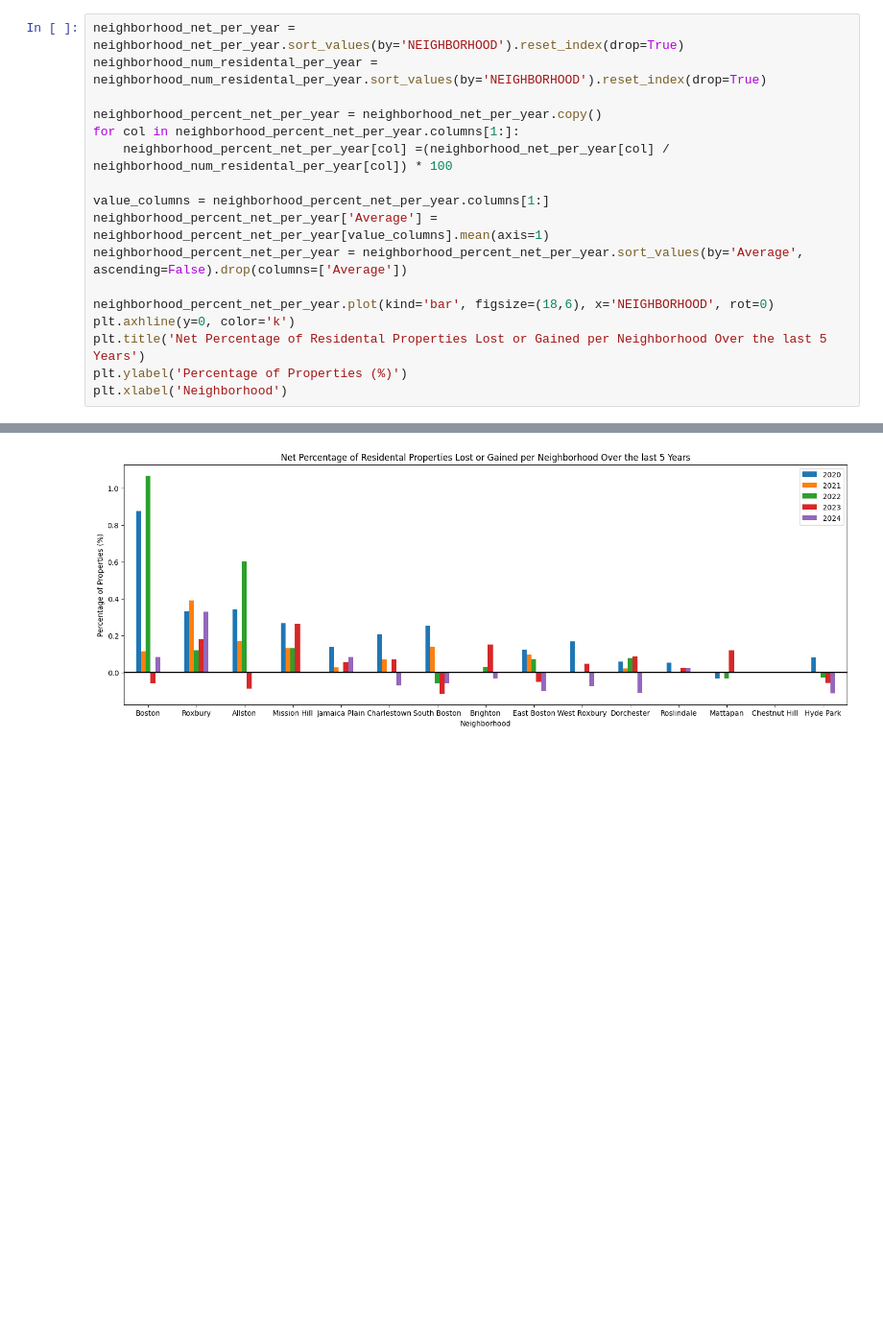
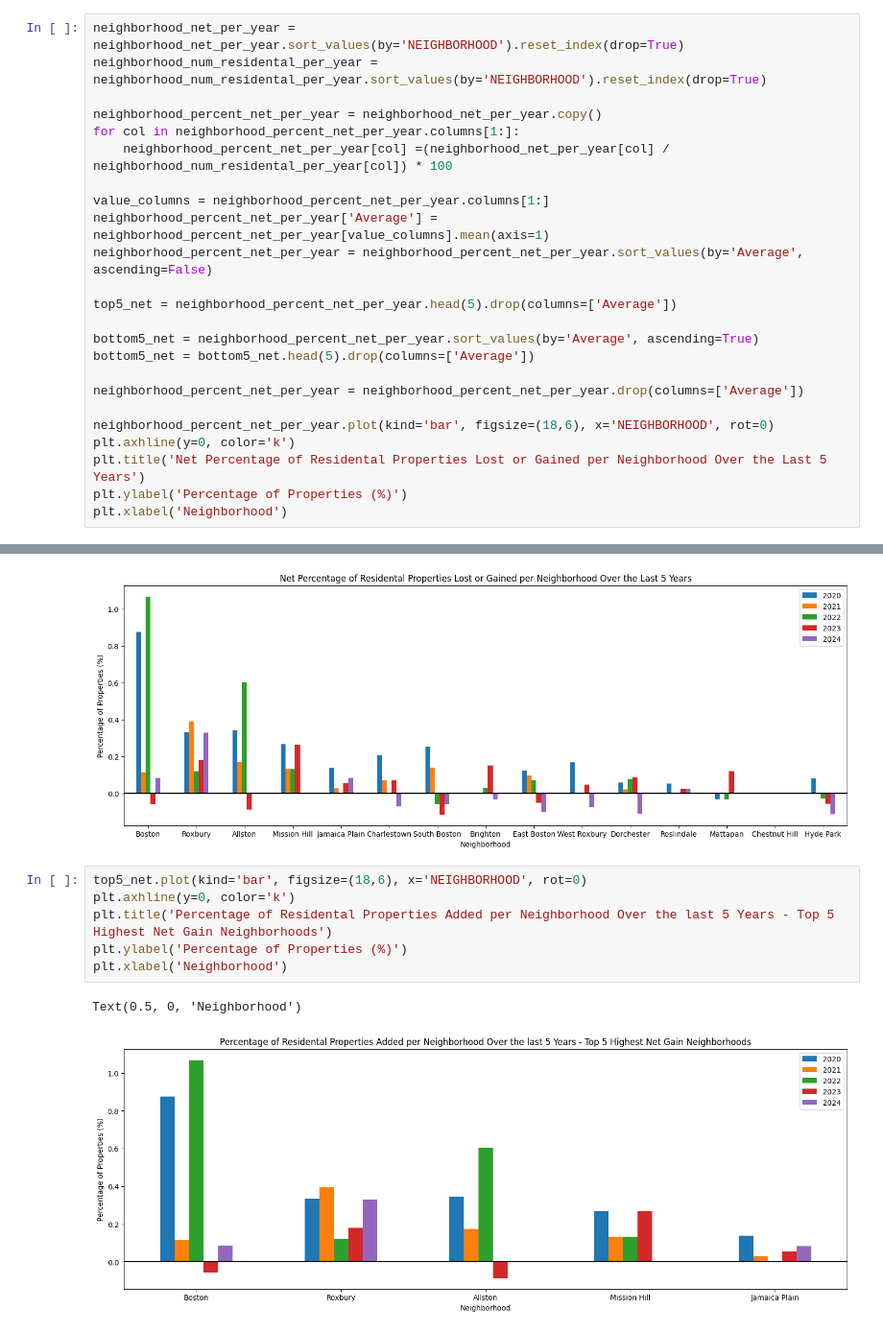
Before and after one commit to BU-Spark/ds-boston-remodeling, a Jupyter notebook: sp24-team-c/Final Insights/property-loss-by-neighborhood.ipynb, the cells around one changed output, grey strips where cells are left out. Shown at 96% size. Cells and saved outputs as stored; diff of their text form; blank space fills up the shorter version.

```diff
--- a/sp24-team-c/Final Insights/property-loss-by-neighborhood.ipynb
+++ b/sp24-team-c/Final Insights/property-loss-by-neighborhood.ipynb
@@ -497,13 +519,29 @@ for col in neighborhood_percent_net_per_year.columns[1:]:
 
 value_columns = neighborhood_percent_net_per_year.columns[1:]
 neighborhood_percent_net_per_year['Average'] = neighborhood_percent_net_per_year[value_columns].mean(axis=1)
-neighborhood_percent_net_per_year = neighborhood_percent_net_per_year.sort_values(by='Average', ascending=False).drop(columns=['Average'])
+neighborhood_percent_net_per_year = neighborhood_percent_net_per_year.sort_values(by='Average', ascending=False)
+
+top5_net = neighborhood_percent_net_per_year.head(5).drop(columns=['Average'])
+
+bottom5_net = neighborhood_percent_net_per_year.sort_values(by='Average', ascending=True)
+bottom5_net = bottom5_net.head(5).drop(columns=['Average'])
+
+neighborhood_percent_net_per_year = neighborhood_percent_net_per_year.drop(columns=['Average'])
 
 neighborhood_percent_net_per_year.plot(kind='bar', figsize=(18,6), x='NEIGHBORHOOD', rot=0)
 plt.axhline(y=0, color='k')
-plt.title('Net Percentage of Residental Properties Lost or Gained per Neighborhood Over the last 5 Years')
+plt.title('Net Percentage of Residental Properties Lost or Gained per Neighborhood Over the Last 5 Years')
 plt.ylabel('Percentage of Properties (%)')
 plt.xlabel('Neighborhood')
 # %% [output]
 Text(0.5, 0, 'Neighborhood')
 [figure]
+# %%
+top5_net.plot(kind='bar', figsize=(18,6), x='NEIGHBORHOOD', rot=0)
+plt.axhline(y=0, color='k')
+plt.title('Percentage of Residental Properties Added per Neighborhood Over the last 5 Years - Top 5 Highest Net Gain Neighborhoods')
+plt.ylabel('Percentage of Properties (%)')
+plt.xlabel('Neighborhood')
+# %% [output]
+Text(0.5, 0, 'Neighborhood')
+[figure, added]
```
Also changed, not shown: parts of 5 cells of this notebook.
